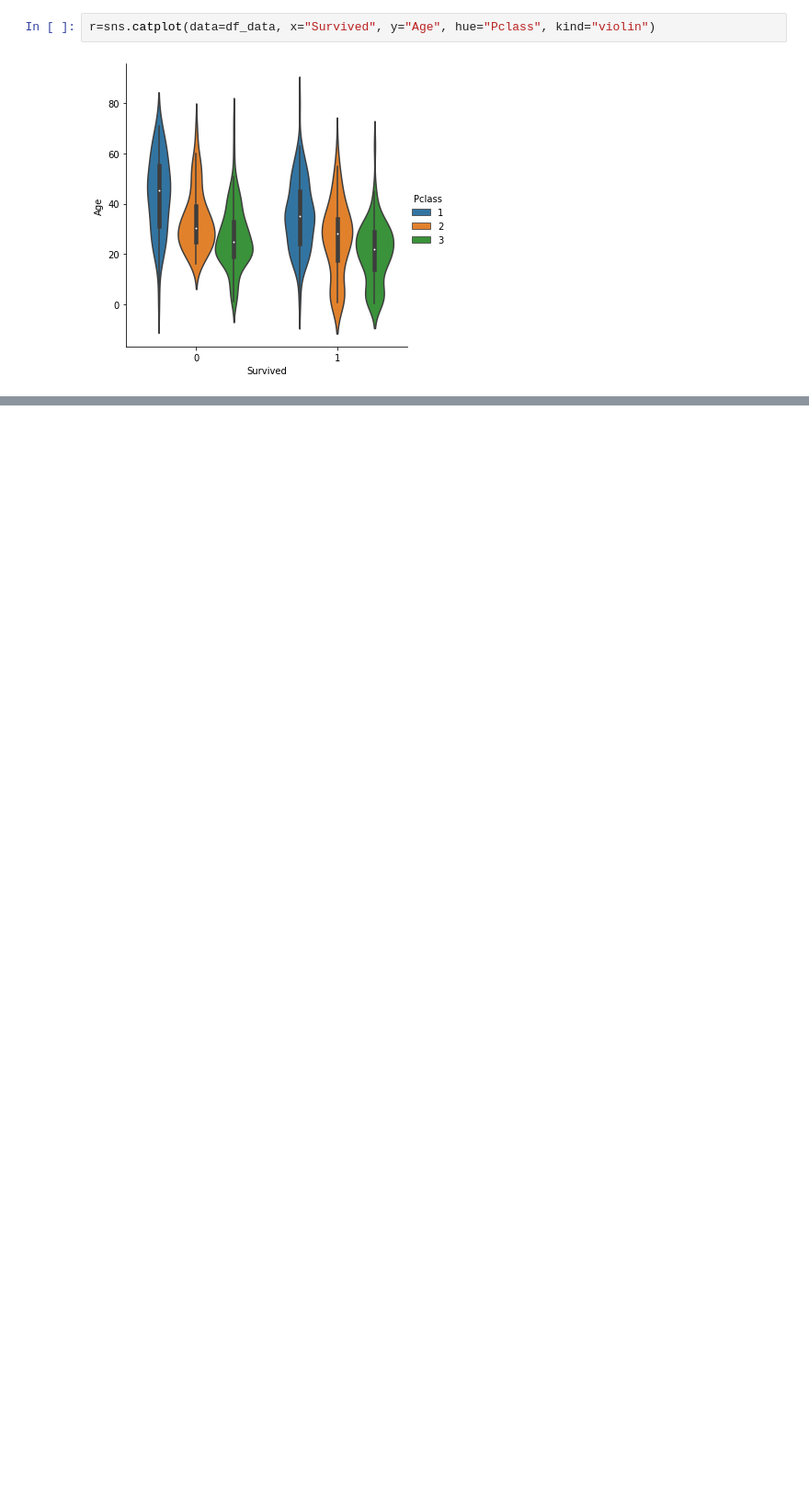
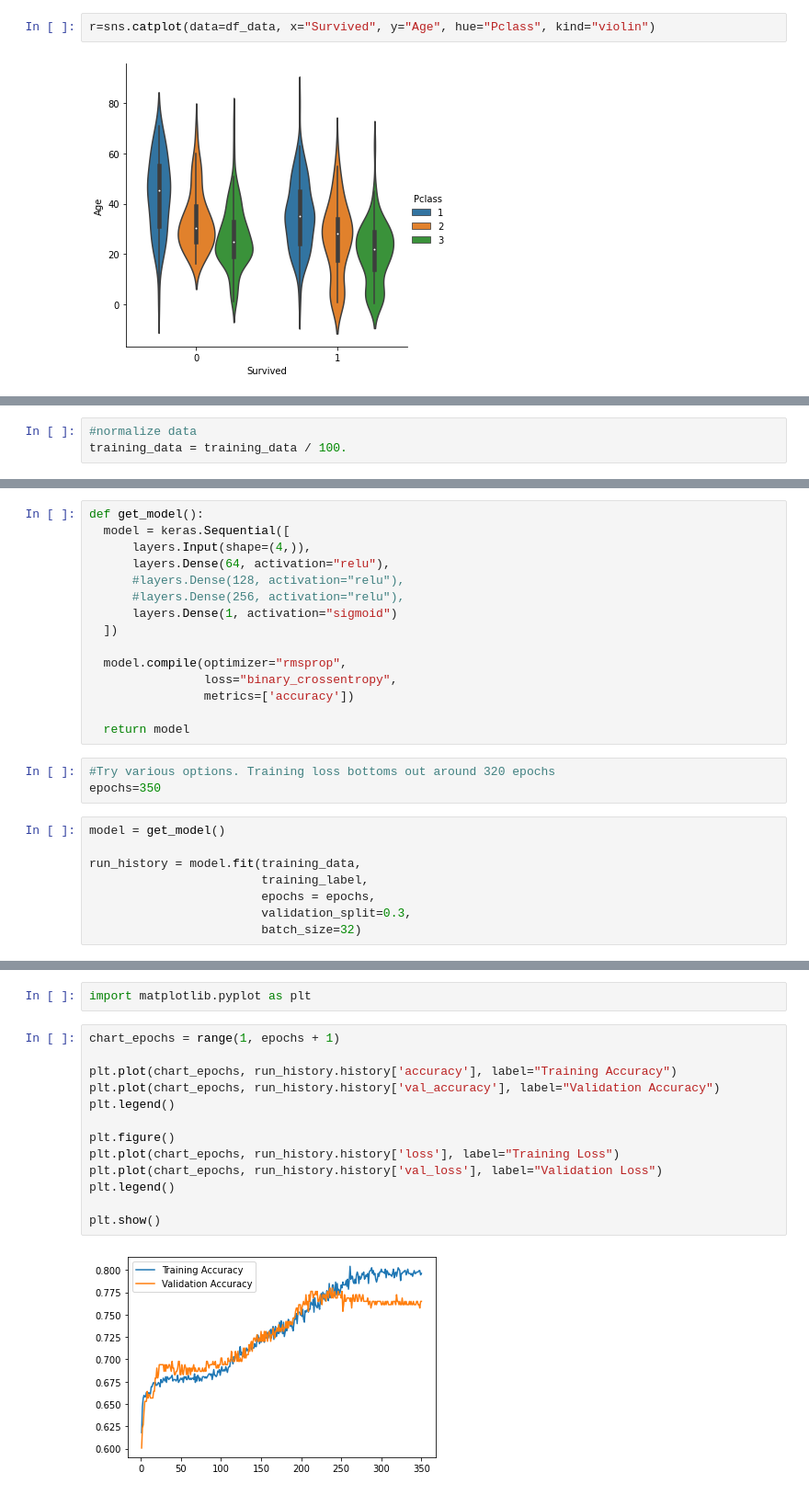
Before and after one commit to santoshrsarangi/tensorflow, a Jupyter notebook: kaggle-competition/titanic.ipynb, the cells around one changed output, grey strips where cells are left out. Shown: that part at 92% size. Saved outputs shown, nothing was run; the diff lists cells and outputs as text; blank space fills up the shorter version.

Commit message:
created tf model and validation. Pending predictions

```diff
--- a/kaggle-competition/titanic.ipynb
+++ b/kaggle-competition/titanic.ipynb
@@ -116,0 +180,3 @@ r=sns.catplot(data=df_data, x="Survived", y="Age", hue="Pclass", kind="violin")
+# %%
+#normalize data
+training_data = training_data / 100.
@@ -116,0 +201,26 @@ r=sns.catplot(data=df_data, x="Survived", y="Age", hue="Pclass", kind="violin")
+# %%
+def get_model():
+  model = keras.Sequential([
+      layers.Input(shape=(4,)),
+      layers.Dense(64, activation="relu"),
+      #layers.Dense(128, activation="relu"),
+      #layers.Dense(256, activation="relu"),
+      layers.Dense(1, activation="sigmoid")
+  ])
+
+  model.compile(optimizer="rmsprop",
+                loss="binary_crossentropy",
+                metrics=['accuracy'])
+
+  return model
+# %%
+#Try various options. Training loss bottoms out around 320 epochs
+epochs=350
+# %%
+model = get_model()
+
+run_history = model.fit(training_data,
+                        training_label,
+                        epochs = epochs,
+                        validation_split=0.3,
+                        batch_size=32)
@@ -116,0 +245,17 @@ r=sns.catplot(data=df_data, x="Survived", y="Age", hue="Pclass", kind="violin")
+# %%
+import matplotlib.pyplot as plt
+# %%
+chart_epochs = range(1, epochs + 1)
+
+plt.plot(chart_epochs, run_history.history['accuracy'], label="Training Accuracy")
+plt.plot(chart_epochs, run_history.history['val_accuracy'], label="Validation Accuracy")
+plt.legend()
+
+plt.figure()
+plt.plot(chart_epochs, run_history.history['loss'], label="Training Loss")
+plt.plot(chart_epochs, run_history.history['val_loss'], label="Validation Loss")
+plt.legend()
+
+plt.show()
+# %% [output]
+[figure, added]
```
Also changed, not shown: parts of 14 cells of this notebook.
